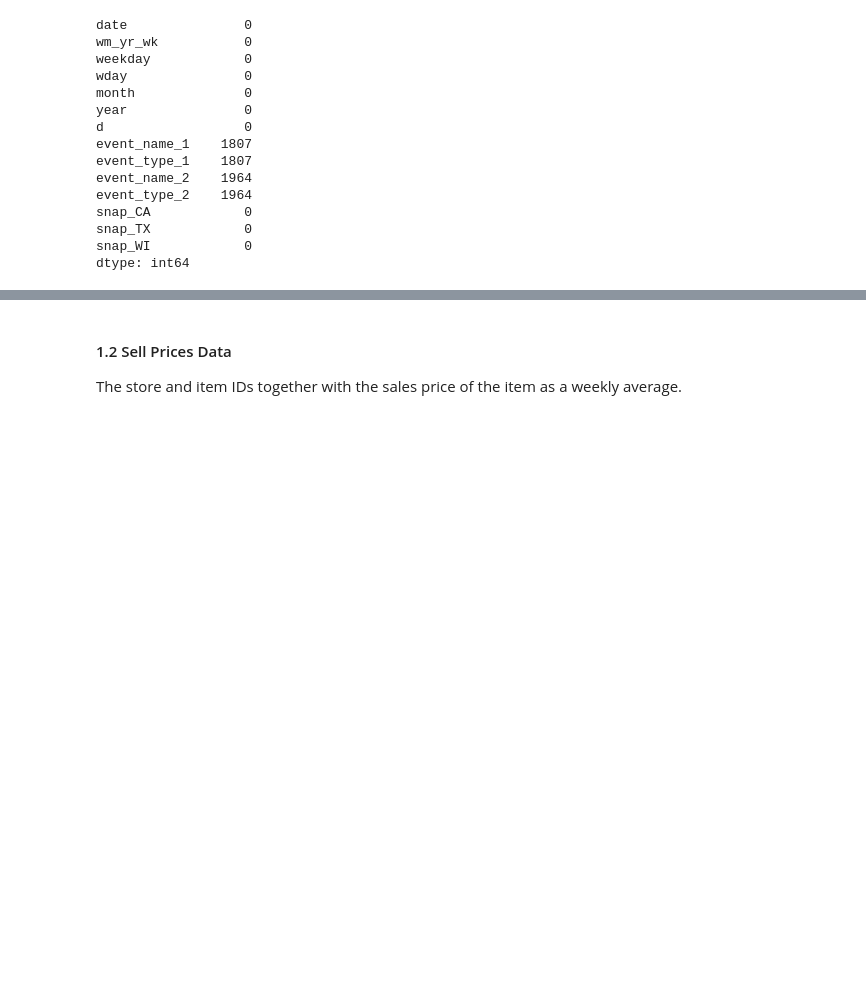
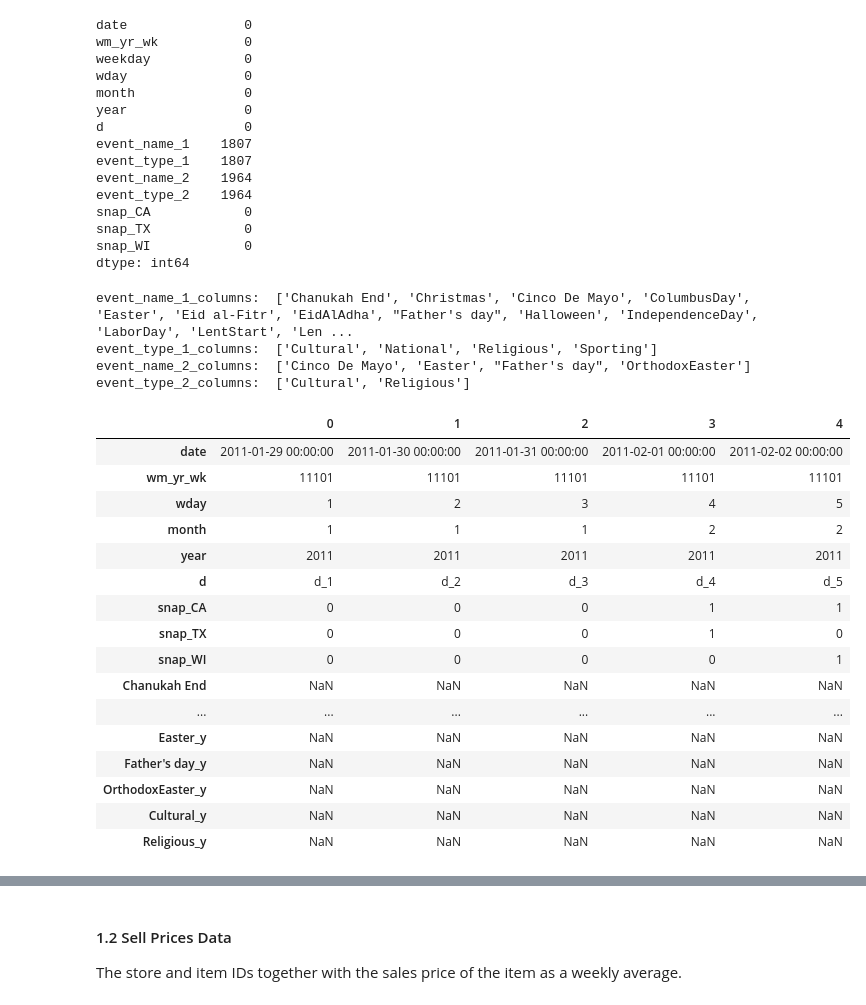
Before and after one commit to ionahu08/M5Forecasting_Accuracy, a Jupyter notebook: code/project_M5.ipynb, the cells around one changed output, grey strips where cells are left out. Cells and saved outputs as stored; diff of their text form; code cells hidden in the pictures; blank space fills up the shorter version.

```diff
--- a/code/project_M5.ipynb
+++ b/code/project_M5.ipynb
@@ -98,10 +98,13 @@ def process_event_column(column, calendardata):
 
     # Fill NaN values with 0, and existing values with 1
     temp_df = temp_df.fillna(0).applymap(lambda x: 1 if x != 0 else 0)
+
     # Merge the resulting pivoted DataFrame back to the original calendar data by date
     calendardata = calendardata.merge(temp_df, on='date', how='left')
+
     # Drop the original column after merge
     calendardata = calendardata.drop(columns=[column])
+
     # Return the updated calendar data and the new column names
     return calendardata, temp_df.columns.tolist()
 
@@ -112,7 +115,36 @@ calendar, event_type_1_columns = process_event_column(column='event_type_1', cal
 calendar, event_name_2_columns = process_event_column(column='event_name_2', calendardata=calendar)
 calendar, event_type_2_columns = process_event_column(column='event_type_2', calendardata=calendar)
 
-# print("event_name_1_columns: ", event_name_1_columns)
-# print("event_type_1_columns: ", event_type_1_columns)
-# print("event_name_2_columns: ", event_name_2_columns)
-# print("event_type_2_columns: ", event_type_2_columns)
+print("event_name_1_columns: ", event_name_1_columns)
+print("event_type_1_columns: ", event_type_1_columns)
+print("event_name_2_columns: ", event_name_2_columns)
+print("event_type_2_columns: ", event_type_2_columns)
+# %% [output]
+event_name_1_columns:  ['Chanukah End', 'Christmas', 'Cinco De Mayo', 'ColumbusDay', 'Easter', 'Eid al-Fitr', 'EidAlAdha', "Father's day", 'Halloween', 'IndependenceDay', 'LaborDay', 'LentStart', 'Len ...
+event_type_1_columns:  ['Cultural', 'National', 'Religious', 'Sporting']
+event_name_2_columns:  ['Cinco De Mayo', 'Easter', "Father's day", 'OrthodoxEaster']
+event_type_2_columns:  ['Cultural', 'Religious']
+# %%
+# calendar.loc[:,event_name_1_columns].fillna(0).applymap(lambda x: 1 if x > 0 else 0)
+
+# event_name_1_columns
+
+calendar.head().T
+# %% [output]
+|  | 0 | 1 | 2 | 3 | 4 |
+| date | 2011-01-29 00:00:00 | 2011-01-30 00:00:00 | 2011-01-31 00:00:00 | 2011-02-01 00:00:00 | 2011-02-02 00:00:00 |
+| wm_yr_wk | 11101 | 11101 | 11101 | 11101 | 11101 |
+| wday | 1 | 2 | 3 | 4 | 5 |
+| month | 1 | 1 | 1 | 2 | 2 |
+| year | 2011 | 2011 | 2011 | 2011 | 2011 |
+| d | d_1 | d_2 | d_3 | d_4 | d_5 |
+| snap_CA | 0 | 0 | 0 | 1 | 1 |
+| snap_TX | 0 | 0 | 0 | 1 | 0 |
+| snap_WI | 0 | 0 | 0 | 0 | 1 |
+| Chanukah End | NaN | NaN | NaN | NaN | NaN |
+| ... | ... | ... | ... | ... | ... |
+| Easter_y | NaN | NaN | NaN | NaN | NaN |
+| Father's day_y | NaN | NaN | NaN | NaN | NaN |
+| OrthodoxEaster_y | NaN | NaN | NaN | NaN | NaN |
+| Cultural_y | NaN | NaN | NaN | NaN | NaN |
+| Religious_y | NaN | NaN | NaN | NaN | NaN |
```
Also changed, not shown: parts of 21 cells of this notebook.
